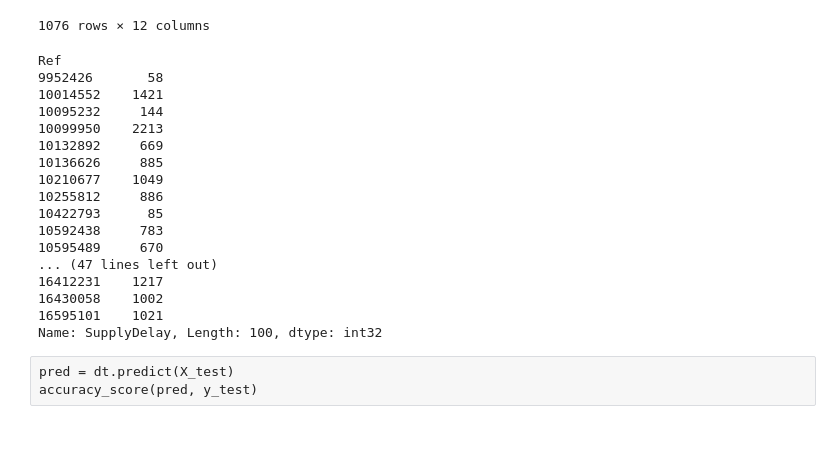
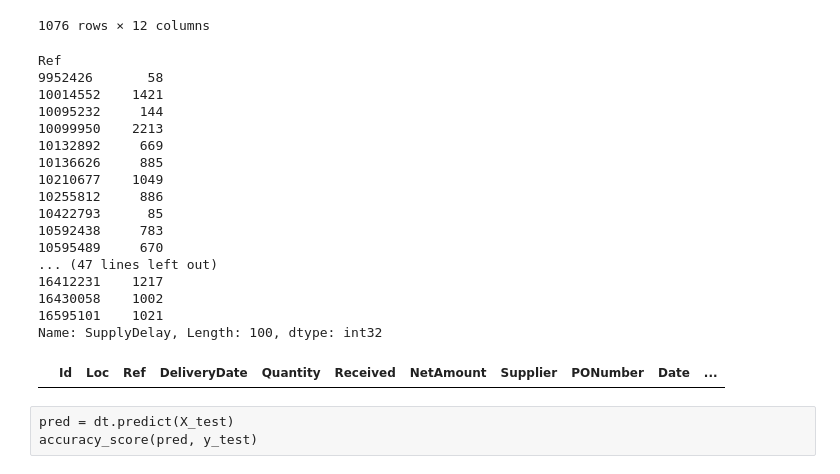
Before and after one commit to pratishthakapoor/RetailReplenishement, a Jupyter notebook: Code/LeadTime/SupplyDelay.ipynb, the cells around one changed output. Saved outputs shown, nothing was run; the diff lists cells and outputs as text; code cells hidden in the pictures; blank space fills up the shorter version.

```diff
--- a/Code/LeadTime/SupplyDelay.ipynb
+++ b/Code/LeadTime/SupplyDelay.ipynb
@@ -144,27 +163,33 @@ purchase_data
 | 1075 | 16188573/Chicago | Chicago | 16188573 | 2016-06-20 | 16 | 16 | 295.519989 | FHL | PO-200192 | 2016-04-19 | ... |
 1076 rows × 12 columns
 # %%
-avg_supp = purchase_data.groupby('Ref', as_index = True).SupplyDelay.mean().astype(int)
+avg_supp = purchase_data.groupby('Ref', as_index = True)['SupplyDelay'].mean().astype(int)
-# %%
-print(avg_supp.astype(int))
-# %% [output]
-Ref
-9952426       58
-10014552    1421
-10095232     144
-10099950    2213
-10132892     669
-10136626     885
-10210677    1049
-10255812     886
-10422793      85
-10592438     783
-10595489     670
-... (47 lines left out)
-16412231    1217
-16430058    1002
-16595101    1021
-Name: SupplyDelay, Length: 100, dtype: int32
+# %%
+print(avg_supp)
+new_column = pd.DataFrame({"AverageSupplyDelay": avg_supp})
+purchase_data = purchase_data.merge(new_column, left_index = True, right_index = True)
+#purchase_data = purchase_data.to_csv(SupplyDelay)
+purchase_data.to_csv('Lokad_PurchaseOrders.csv')
+purchase_data
+# %% [output]
+Ref
+9952426       58
+10014552    1421
+10095232     144
+10099950    2213
+10132892     669
+10136626     885
+10210677    1049
+10255812     886
+10422793      85
+10592438     783
+10595489     670
+... (47 lines left out)
+16412231    1217
+16430058    1002
+16595101    1021
+Name: SupplyDelay, Length: 100, dtype: int32
+|  | Id | Loc | Ref | DeliveryDate | Quantity | Received | NetAmount | Supplier | PONumber | Date | ... |
 # %%
 ## Forecating the Leadtime for the product
 
```
Also changed, not shown: parts of 1 cell of this notebook.
